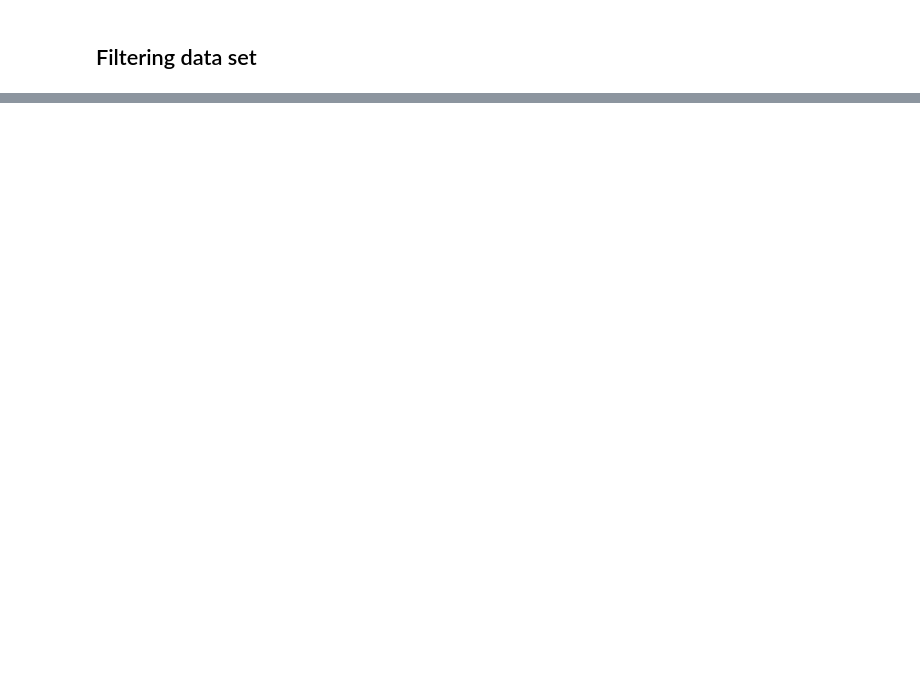
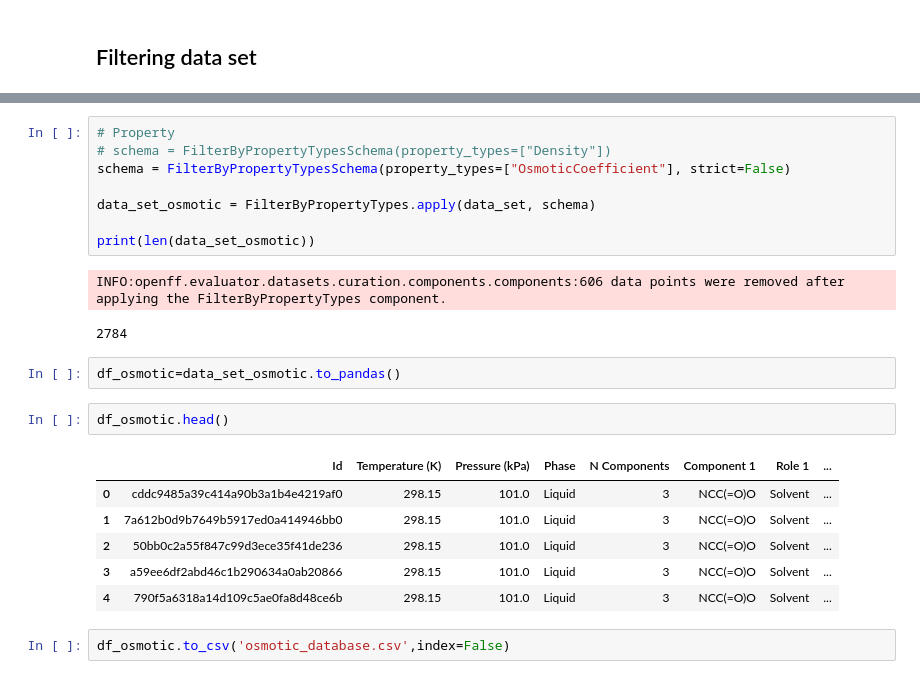
Before and after one commit to barmoral/evaluator-ThermoML, a Jupyter notebook: evaluator_osmcoeff.ipynb, the cells around one changed output, grey strips where cells are left out. Saved outputs shown, nothing was run; the diff lists cells and outputs as text; blank space fills up the shorter version.

```diff
--- a/evaluator_osmcoeff.ipynb
+++ b/evaluator_osmcoeff.ipynb
@@ -118,0 +92,24 @@ data_set.to_pandas()
+# %%
+# Property
+# schema = FilterByPropertyTypesSchema(property_types=["Density"])
+schema = FilterByPropertyTypesSchema(property_types=["OsmoticCoefficient"], strict=False)
+
+data_set_osmotic = FilterByPropertyTypes.apply(data_set, schema)
+
+print(len(data_set_osmotic))
+# %% [output]
+INFO:openff.evaluator.datasets.curation.components.components:606 data points were removed after applying the FilterByPropertyTypes component.
+2784
+# %%
+df_osmotic=data_set_osmotic.to_pandas()
+# %%
+df_osmotic.head()
+# %% [output]
+|  | Id | Temperature (K) | Pressure (kPa) | Phase | N Components | Component 1 | Role 1 | ... |
+| 0 | cddc9485a39c414a90b3a1b4e4219af0 | 298.15 | 101.0 | Liquid | 3 | NCC(=O)O | Solvent | ... |
+| 1 | 7a612b0d9b7649b5917ed0a414946bb0 | 298.15 | 101.0 | Liquid | 3 | NCC(=O)O | Solvent | ... |
+| 2 | 50bb0c2a55f847c99d3ece35f41de236 | 298.15 | 101.0 | Liquid | 3 | NCC(=O)O | Solvent | ... |
+| 3 | a59ee6df2abd46c1b290634a0ab20866 | 298.15 | 101.0 | Liquid | 3 | NCC(=O)O | Solvent | ... |
+| 4 | 790f5a6318a14d109c5ae0fa8d48ce6b | 298.15 | 101.0 | Liquid | 3 | NCC(=O)O | Solvent | ... |
+# %%
+df_osmotic.to_csv('osmotic_database.csv',index=False)
```
Also changed, not shown: parts of 36 cells of this notebook.
